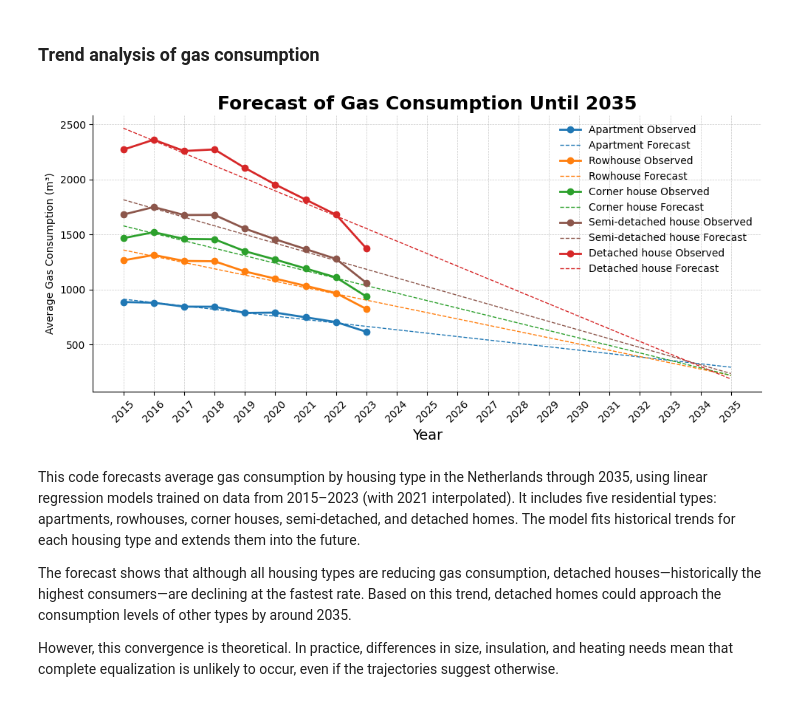
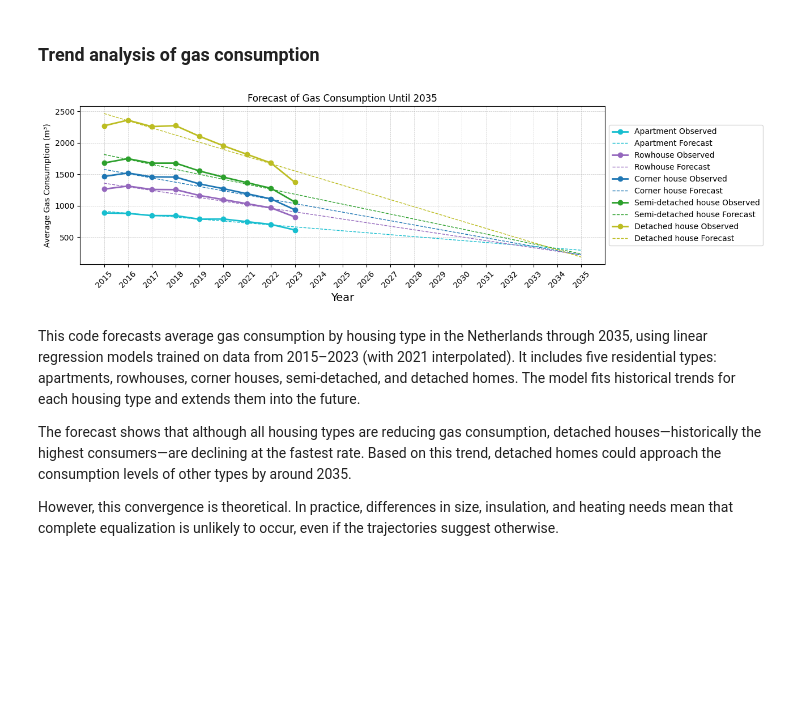
Before and after one commit to Olulu108/NL_energy_project, a Jupyter notebook: energy_project.ipynb, the cells around one changed output. Cells and saved outputs as stored; diff of their text form; code cells hidden in the pictures; blank space fills up the shorter version.

```diff
--- a/energy_project.ipynb
+++ b/energy_project.ipynb
@@ -266,7 +260,7 @@ types = {
 
 plt.figure(figsize=(12,4))
 
-colors = ['tab:blue', 'tab:orange', 'tab:green', 'tab:brown', 'tab:red']
+colors = ['tab:cyan', 'tab:purple', 'tab:blue', 'tab:green', 'tab:olive']
 i = 0
 # Loop over each gas type
 for col, label in types.items():
@@ -391,7 +385,7 @@ types = {
 
 plt.figure(figsize=(12,4))
 
-colors = ['tab:blue', 'tab:orange', 'tab:green', 'tab:brown', 'tab:red']
+colors = ['tab:cyan', 'tab:purple', 'tab:blue', 'tab:green', 'tab:olive']
 i = 0
 # Loop over each gas type
 for col, label in types.items():
@@ -486,14 +480,12 @@ import matplotlib.pyplot as plt
 from sklearn.linear_model import LinearRegression
 import seaborn as sns
 
-# Use Seaborn for cleaner default aesthetics
-# sns.set(style="whitegrid", context="talk", palette="colorblind")
-
+# Prepare data
 trend = type_avg_gas_clean.copy()
 trend = trend[trend['jaar'] >= 2015]
 trend = trend[trend['jaar'] != 2021]
 trend = trend.set_index('jaar')
-trend.loc[2021, :] = (trend.loc[2020,:] + trend.loc[2022,:]) / 2
+trend.loc[2021, :] = (trend.loc[2020, :] + trend.loc[2022, :]) / 2
 trend = trend.sort_index()
 
 types = {
@@ -502,51 +494,47 @@ types = {
     'g_gas_hw': 'Corner house',
     'g_gas_2w': 'Semi-detached house',
     'g_gas_vw': 'Detached house'
 }
-
 trend = trend.rename(columns=types)
 
-colors = ['tab:blue', 'tab:orange', 'tab:green', 'tab:brown', 'tab:red']
+colors = ['tab:cyan', 'tab:purple', 'tab:blue', 'tab:green', 'tab:olive']
 
-# Prepare data
 X = trend.index.values.reshape(-1, 1)
 future_years = np.arange(trend.index.min(), 2036).reshape(-1, 1)
 predictions = pd.DataFrame(index=range(trend.index.min(), 2036))
 
 # Fit and predict
 models = {}
 for col in trend.columns:
     y = trend[col].values
     model = LinearRegression()
     model.fit(X, y)
     models[col] = model
     predictions[col] = model.predict(future_years)
 
-# Plot
-fig, ax = plt.subplots(figsize=(10, 5))
+# Plotting
+plt.figure(figsize=(13, 4))
 
 for i, col in enumerate(trend.columns):
     # Historical
-    ax.plot(trend.index, trend[col], marker='o', linewidth=2, label=f'{col} Observed', color=colors[i])
+    plt.plot(trend.index, trend[col], marker='o', linewidth=2, label=f'{col} Observed', color=colors[i])
     # Forecast
-    ax.plot(predictions.index, predictions[col], linestyle='--', linewidth=1, label=f'{col} Forecast', color=colors[i])
+    plt.plot(predictions.index, predictions[col], linestyle='--', linewidth=1, label=f'{col} Forecast', color=colors[i])
 
-# Visual clarity enhancements
-ax.set_title('Forecast of Gas Consumption Until 2035', fontsize=18, weight='bold')
-ax.set_xlabel('Year', fontsize=14)
+# Formatting
+plt.title('Forecast of Gas Consumption Until 2035')
+plt.xlabel('Year', fontsize=14)
 plt.ylabel('Average Gas Consumption (m³)')
-ax.spines['top'].set_visible(False)
-ax.spines['right'].set_visible(False)
-ax.grid(True, which='major', linestyle='--', linewidth=0.5, alpha=0.7)
-ax.legend(frameon=False, loc='upper right')
-plt.xticks(predictions.index,
-           rotation=45
-           )
+plt.grid(True, which='major', linestyle='--', linewidth=0.5, alpha=0.7)
+plt.legend(loc="center left", bbox_to_anchor=(1, 0.5))
+plt.xticks(predictions.index, rotation=45)
 plt.tight_layout()
+
+# Save
 #plt.show()
 plt.savefig('Q2trend_test.png', dpi=300, bbox_inches='tight')
 # %% [output]
-[figure, old version]
+[figure, new version]
 # %% [markdown]
 This code forecasts average gas consumption by housing type in the Netherlands through 2035, using linear regression models trained on data from 2015–2023 (with 2021 interpolated). It includes five residential types: apartments, rowhouses, corner houses, semi-detached, and detached homes. The model fits historical trends for each housing type and extends them into the future.
 
```
Also changed, not shown: parts of 24 cells of this notebook, 5 other files.
